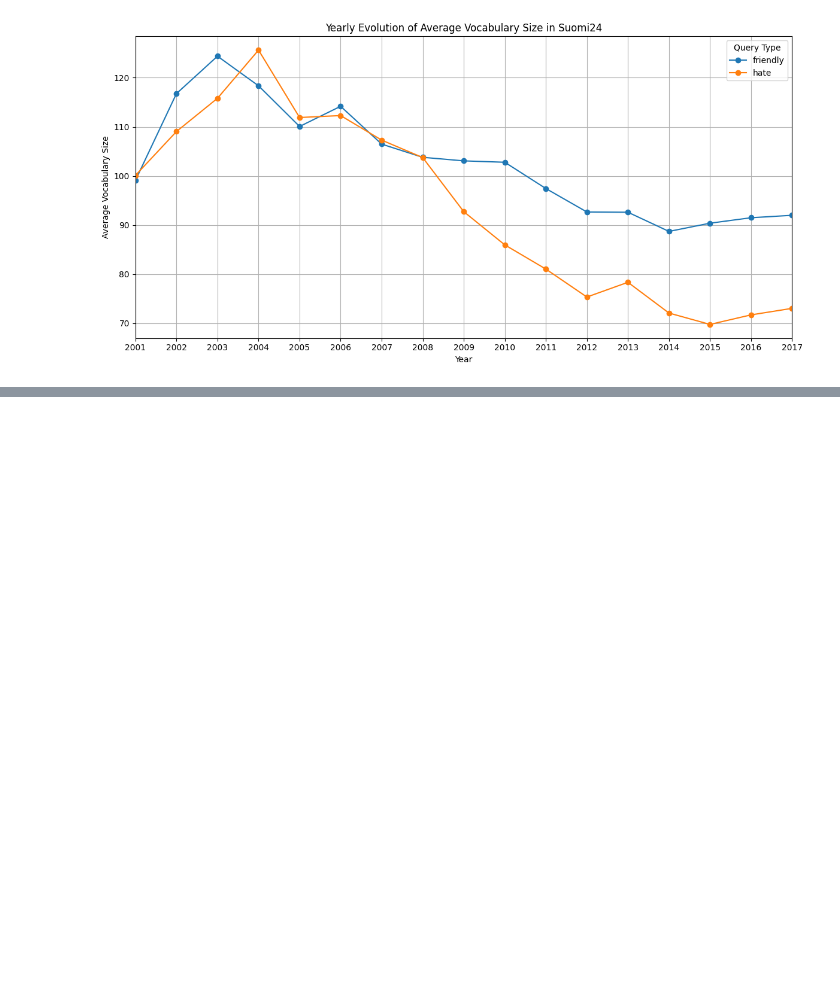
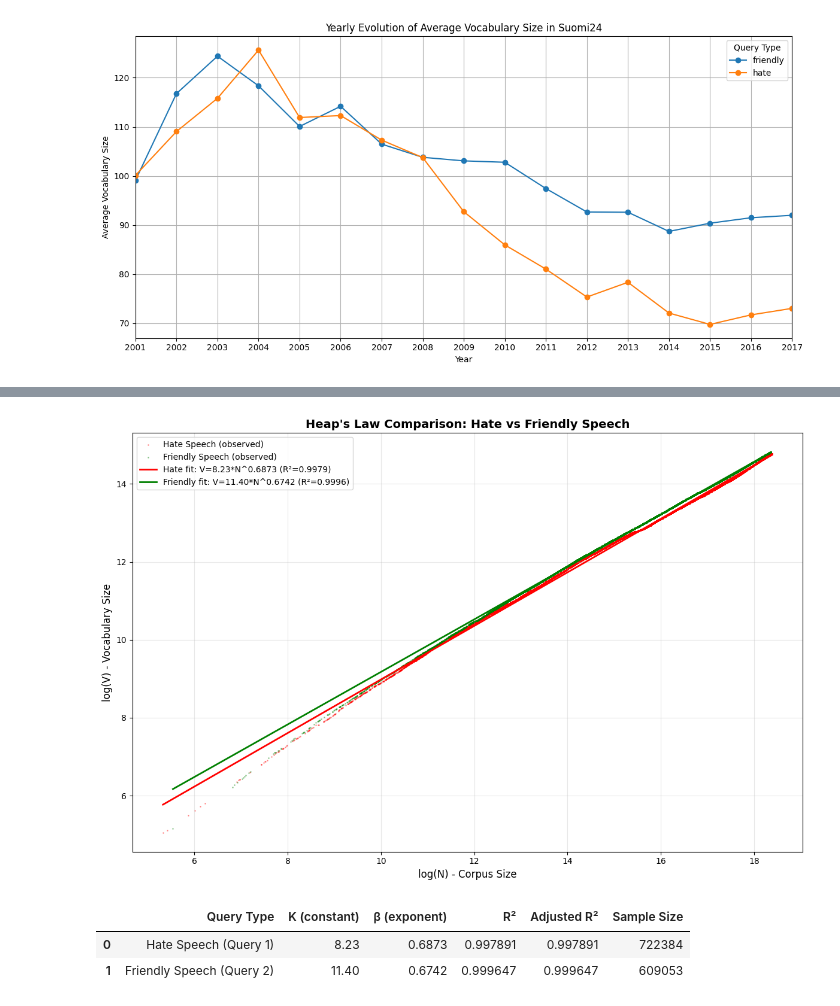
Before and after one commit to saarol2/zips-law-distribution-suomi24, a Jupyter notebook: suomi24_analysis.ipynb, the cells around one changed output, grey strips where cells are left out. Cells and saved outputs as stored; diff of their text form; code cells hidden in the pictures; blank space fills up the shorter version.

```diff
--- a/suomi24_analysis.ipynb
+++ b/suomi24_analysis.ipynb
@@ -159,0 +280,40 @@ plt.show()
+# %%
+# Comparison plot: both query types on same axes
+plt.figure(figsize=(12, 8))
+
+# Plot both datasets
+plt.scatter(np.log(N_hate), np.log(V_hate), alpha=0.3, s=1, label='Hate Speech (observed)', color='red')
+plt.scatter(np.log(N_friendly), np.log(V_friendly), alpha=0.3, s=1, label='Friendly Speech (observed)', color='green')
+
+# Plot fitted lines
+plt.plot(np.log(N_hate), log_V_pred_hate, 'r-', linewidth=2,
+         label=f'Hate fit: V={K_hate:.2f}*N^{beta_hate:.4f} (R²={r2_hate:.4f})')
+plt.plot(np.log(N_friendly), log_V_pred_friendly, 'g-', linewidth=2,
+         label=f'Friendly fit: V={K_friendly:.2f}*N^{beta_friendly:.4f} (R²={r2_friendly:.4f})')
+
+plt.xlabel('log(N) - Corpus Size', fontsize=12)
+plt.ylabel('log(V) - Vocabulary Size', fontsize=12)
+plt.title('Heap\'s Law Comparison: Hate vs Friendly Speech', fontsize=14, fontweight='bold')
+plt.legend(loc='best')
+plt.grid(True, alpha=0.3)
+plt.tight_layout()
+plt.show()
+# %% [output]
+[figure, added]
+# %%
+# Create summary table
+summary_data = {
+    'Query Type': ['Hate Speech (Query 1)', 'Friendly Speech (Query 2)'],
+    'K (constant)': [f'{K_hate:.2f}', f'{K_friendly:.2f}'],
+    'β (exponent)': [f'{beta_hate:.4f}', f'{beta_friendly:.4f}'],
+    'R²': [f'{r2_hate:.6f}', f'{r2_friendly:.6f}'],
+    'Adjusted R²': [f'{adj_r2_hate:.6f}', f'{adj_r2_friendly:.6f}'],
+    'Sample Size': [len(N_hate), len(N_friendly)]
+}
+
+summary_df = pd.DataFrame(summary_data)
+summary_df
+# %% [output]
+|  | Query Type | K (constant) | β (exponent) | R² | Adjusted R² | Sample Size |
+| 0 | Hate Speech (Query 1) | 8.23 | 0.6873 | 0.997891 | 0.997891 | 722384 |
+| 1 | Friendly Speech (Query 2) | 11.40 | 0.6742 | 0.999647 | 0.999647 | 609053 |
```
Also changed, not shown: parts of 4 cells of this notebook.
